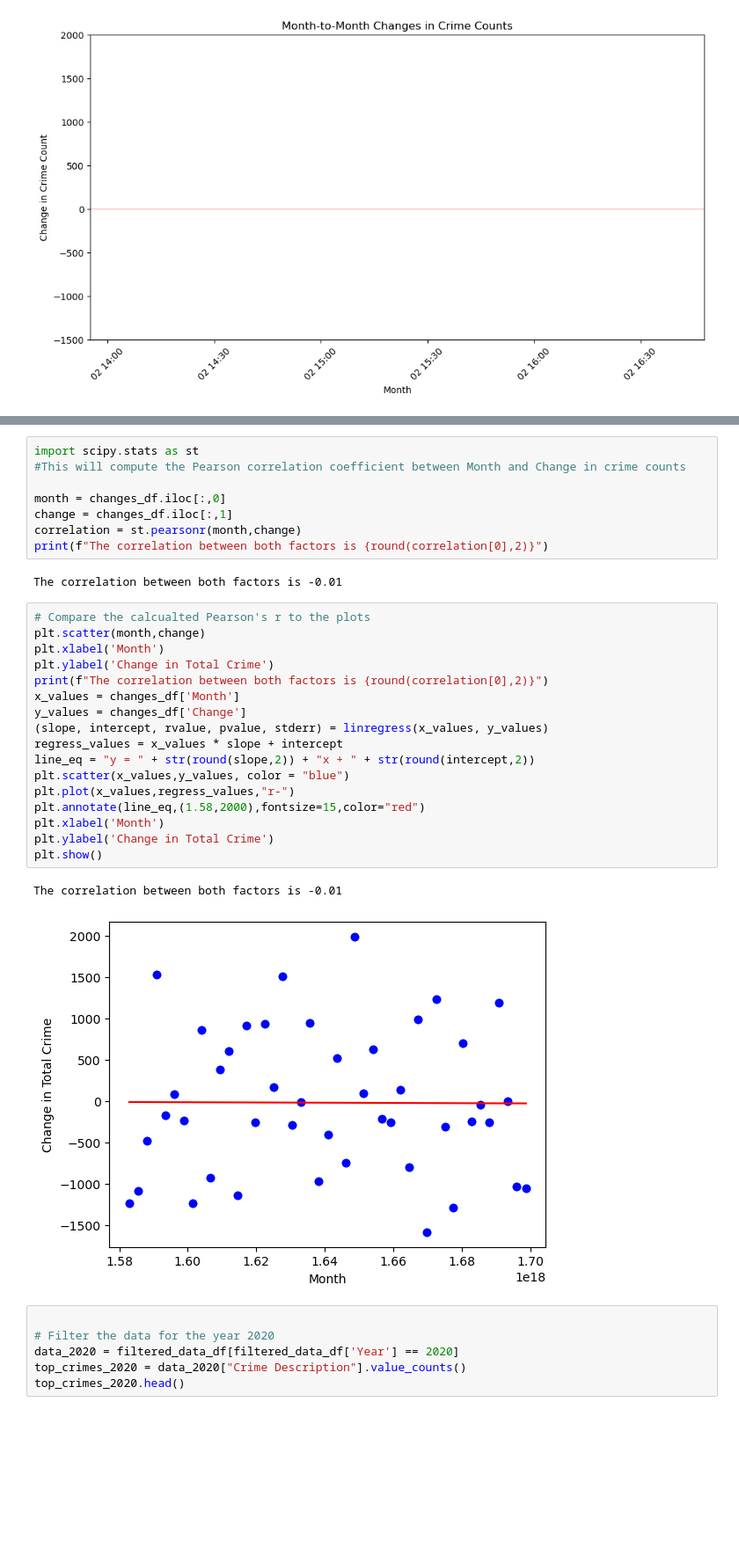
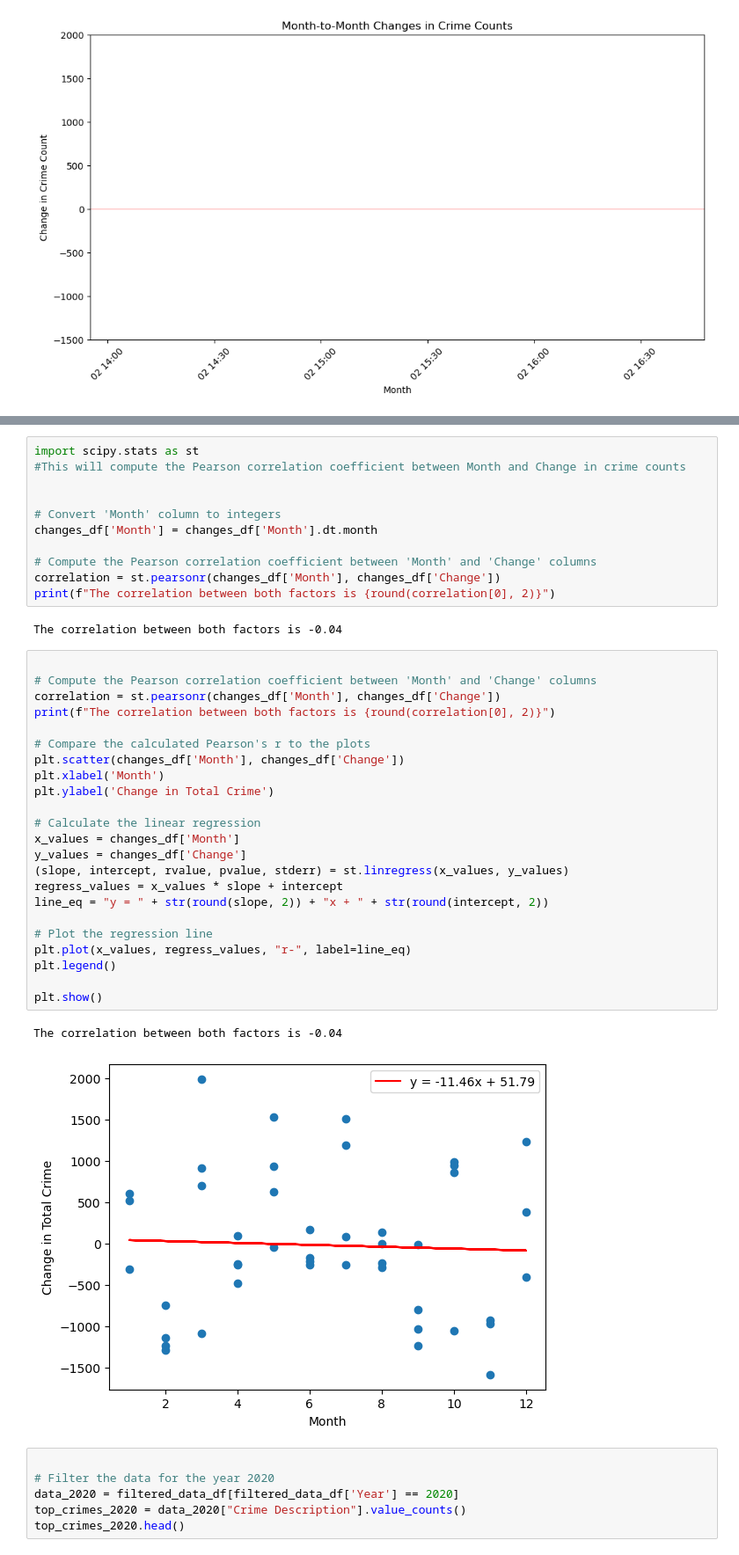
Before and after one commit to eshih22/la_crime_group_project, a Jupyter notebook: LA_crime_data.ipynb, the cells around one changed output, grey strips where cells are left out. Shown at 88% size. Cells and saved outputs as stored; diff of their text form; blank space fills up the shorter version.

```diff
--- a/LA_crime_data.ipynb
+++ b/LA_crime_data.ipynb
@@ -686,32 +684,41 @@ changes_df.head()
 import scipy.stats as st
 #This will compute the Pearson correlation coefficient between Month and Change in crime counts
 
-month = changes_df.iloc[:,0]
-change = changes_df.iloc[:,1]
-correlation = st.pearsonr(month,change)
-print(f"The correlation between both factors is {round(correlation[0],2)}")
+
+# Convert 'Month' column to integers
+changes_df['Month'] = changes_df['Month'].dt.month
+
+# Compute the Pearson correlation coefficient between 'Month' and 'Change' columns
+correlation = st.pearsonr(changes_df['Month'], changes_df['Change'])
+print(f"The correlation between both factors is {round(correlation[0], 2)}")
 # %% [output]
-The correlation between both factors is -0.01
+The correlation between both factors is -0.04
 # %%
-# Compare the calcualted Pearson's r to the plots
-plt.scatter(month,change)
+
+# Compute the Pearson correlation coefficient between 'Month' and 'Change' columns
+correlation = st.pearsonr(changes_df['Month'], changes_df['Change'])
+print(f"The correlation between both factors is {round(correlation[0], 2)}")
+
+# Compare the calculated Pearson's r to the plots
+plt.scatter(changes_df['Month'], changes_df['Change'])
 plt.xlabel('Month')
 plt.ylabel('Change in Total Crime')
-print(f"The correlation between both factors is {round(correlation[0],2)}")
+
+# Calculate the linear regression
 x_values = changes_df['Month']
 y_values = changes_df['Change']
-(slope, intercept, rvalue, pvalue, stderr) = linregress(x_values, y_values)
+(slope, intercept, rvalue, pvalue, stderr) = st.linregress(x_values, y_values)
 regress_values = x_values * slope + intercept
-line_eq = "y = " + str(round(slope,2)) + "x + " + str(round(intercept,2))
-plt.scatter(x_values,y_values, color = "blue")
-plt.plot(x_values,regress_values,"r-")
-plt.annotate(line_eq,(1.58,2000),fontsize=15,color="red")
-plt.xlabel('Month')
-plt.ylabel('Change in Total Crime')
+line_eq = "y = " + str(round(slope, 2)) + "x + " + str(round(intercept, 2))
+
+# Plot the regression line
+plt.plot(x_values, regress_values, "r-", label=line_eq)
+plt.legend()
+
 plt.show()
 # %% [output]
-The correlation between both factors is -0.01
+The correlation between both factors is -0.04
-[figure, old version]
+[figure, new version]
 # %%
 
 # Filter the data for the year 2020
```
Also changed, not shown: parts of 21 cells of this notebook.
